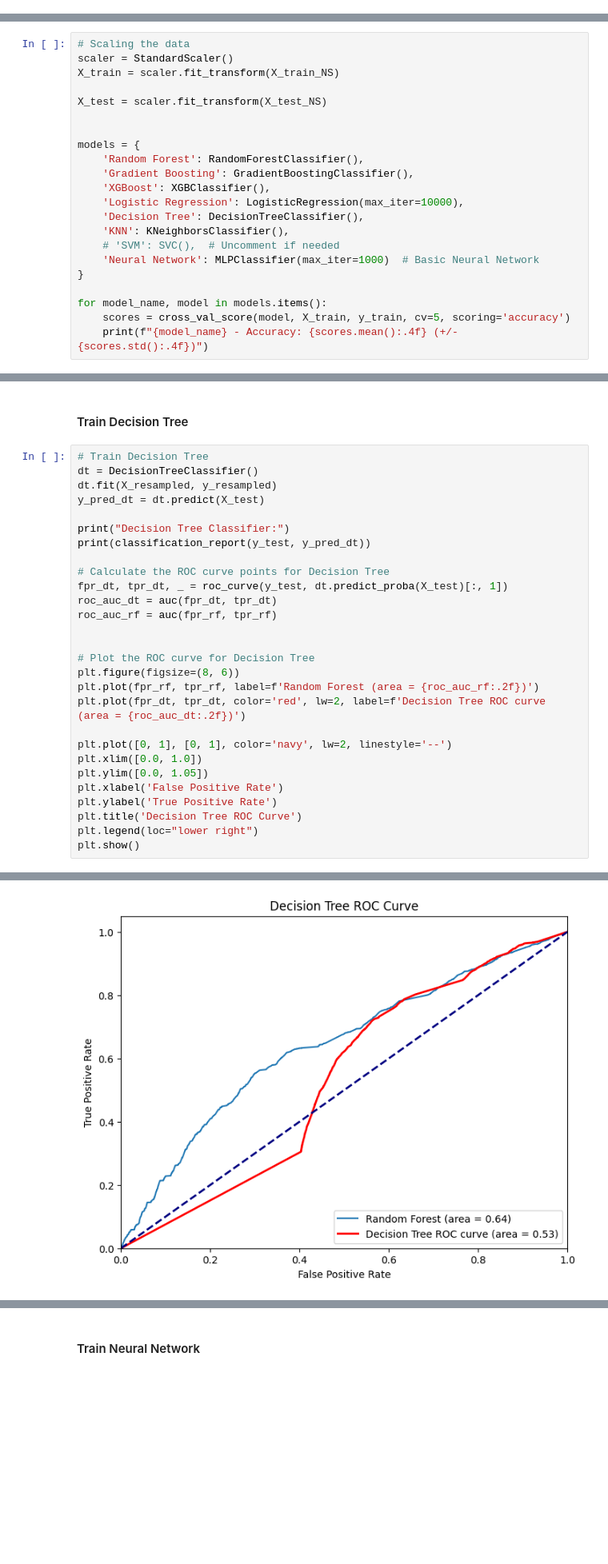
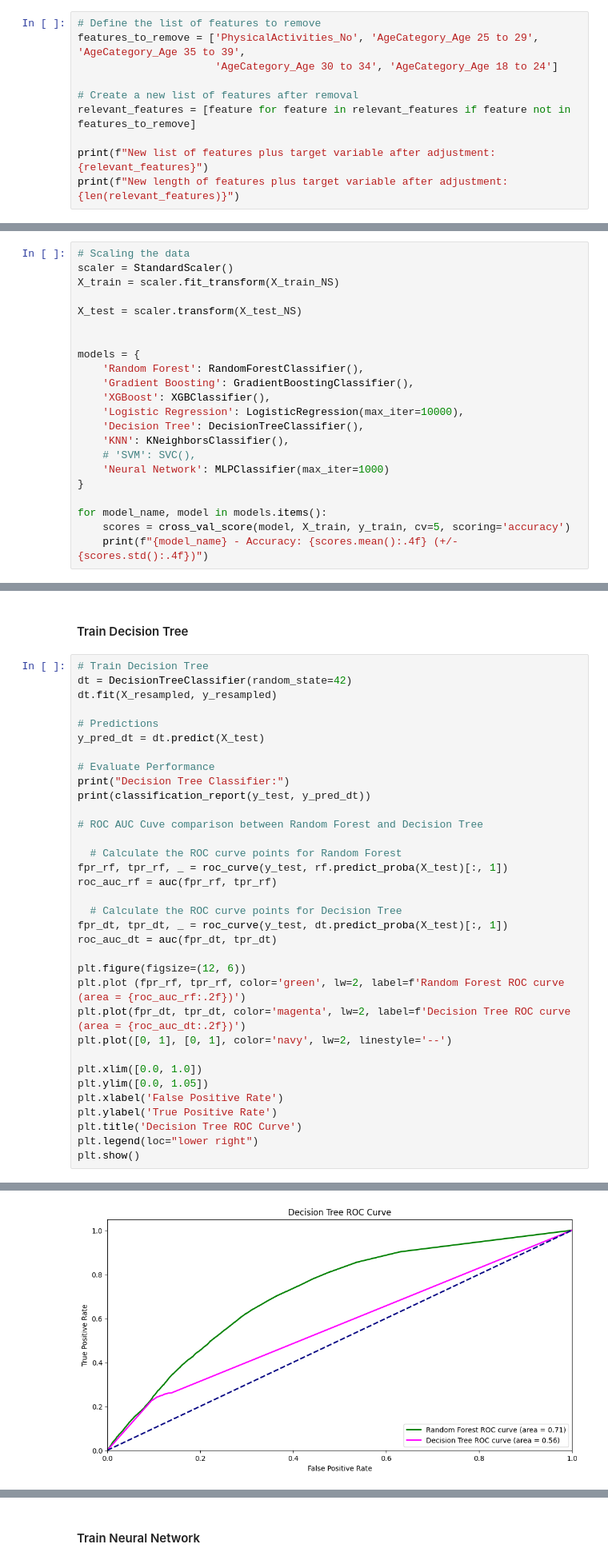
Before and after one commit to rajkumarshahu/AI-Colab, a Jupyter notebook: AI_Project.ipynb, the cells around one changed output, grey strips where cells are left out. Shown at 80% size. Saved outputs shown, nothing was run; the diff lists cells and outputs as text; blank space fills up the shorter version.

```diff
--- a/AI_Project.ipynb
+++ b/AI_Project.ipynb
@@ -306,0 +415,10 @@ data_selected = data_encoded.drop(columns=['WeightInKilograms', 'PhysicalActivit
+# %%
+# Define the list of features to remove
+features_to_remove = ['PhysicalActivities_No', 'AgeCategory_Age 25 to 29', 'AgeCategory_Age 35 to 39',
+                      'AgeCategory_Age 30 to 34', 'AgeCategory_Age 18 to 24']
+
+# Create a new list of features after removal
+relevant_features = [feature for feature in relevant_features if feature not in features_to_remove]
+
+print(f"New list of features plus target variable after adjustment: {relevant_features}")
+print(f"New length of features plus target variable after adjustment: {len(relevant_features)}")
@@ -332,7 +474,7 @@ print(len(y_train))
 scaler = StandardScaler()
 X_train = scaler.fit_transform(X_train_NS)
 
-X_test = scaler.fit_transform(X_test_NS)
+X_test = scaler.transform(X_test_NS)
 
 
 models = {
@@ -342,8 +484,8 @@ models = {
     'Logistic Regression': LogisticRegression(max_iter=10000),
     'Decision Tree': DecisionTreeClassifier(),
     'KNN': KNeighborsClassifier(),
-    # 'SVM': SVC(),  # Uncomment if needed
-    'Neural Network': MLPClassifier(max_iter=1000)  # Basic Neural Network
+    # 'SVM': SVC(),
+    'Neural Network': MLPClassifier(max_iter=1000)
 }
 
 for model_name, model in models.items():
@@ -825,25 +1007,31 @@ In conclusion, the KNN model shows a strong ability to identify class '0' but is
 #### Train Decision Tree
 # %%
 # Train Decision Tree
-dt = DecisionTreeClassifier()
+dt = DecisionTreeClassifier(random_state=42)
 dt.fit(X_resampled, y_resampled)
+
+# Predictions
 y_pred_dt = dt.predict(X_test)
 
+# Evaluate Performance
 print("Decision Tree Classifier:")
 print(classification_report(y_test, y_pred_dt))
 
-# Calculate the ROC curve points for Decision Tree
+# ROC AUC Cuve comparison between Random Forest and Decision Tree
+
+  # Calculate the ROC curve points for Random Forest
+fpr_rf, tpr_rf, _ = roc_curve(y_test, rf.predict_proba(X_test)[:, 1])
+roc_auc_rf = auc(fpr_rf, tpr_rf)
+
+  # Calculate the ROC curve points for Decision Tree
 fpr_dt, tpr_dt, _ = roc_curve(y_test, dt.predict_proba(X_test)[:, 1])
 roc_auc_dt = auc(fpr_dt, tpr_dt)
-roc_auc_rf = auc(fpr_rf, tpr_rf)
 
+plt.figure(figsize=(12, 6))
+plt.plot (fpr_rf, tpr_rf, color='green', lw=2, label=f'Random Forest ROC curve (area = {roc_auc_rf:.2f})')
+plt.plot(fpr_dt, tpr_dt, color='magenta', lw=2, label=f'Decision Tree ROC curve (area = {roc_auc_dt:.2f})')
+plt.plot([0, 1], [0, 1], color='navy', lw=2, linestyle='--')
 
-# Plot the ROC curve for Decision Tree
-plt.figure(figsize=(8, 6))
-plt.plot(fpr_rf, tpr_rf, label=f'Random Forest (area = {roc_auc_rf:.2f})')
-plt.plot(fpr_dt, tpr_dt, color='red', lw=2, label=f'Decision Tree ROC curve (area = {roc_auc_dt:.2f})')
-
-plt.plot([0, 1], [0, 1], color='navy', lw=2, linestyle='--')
 plt.xlim([0.0, 1.0])
 plt.ylim([0.0, 1.05])
 plt.xlabel('False Positive Rate')
@@ -864 +1052 @@ weighted avg       0.91      0.26      0.34     69360
-[figure, old version]
+[figure, new version]
```
Also changed, not shown: parts of 87 cells of this notebook.
